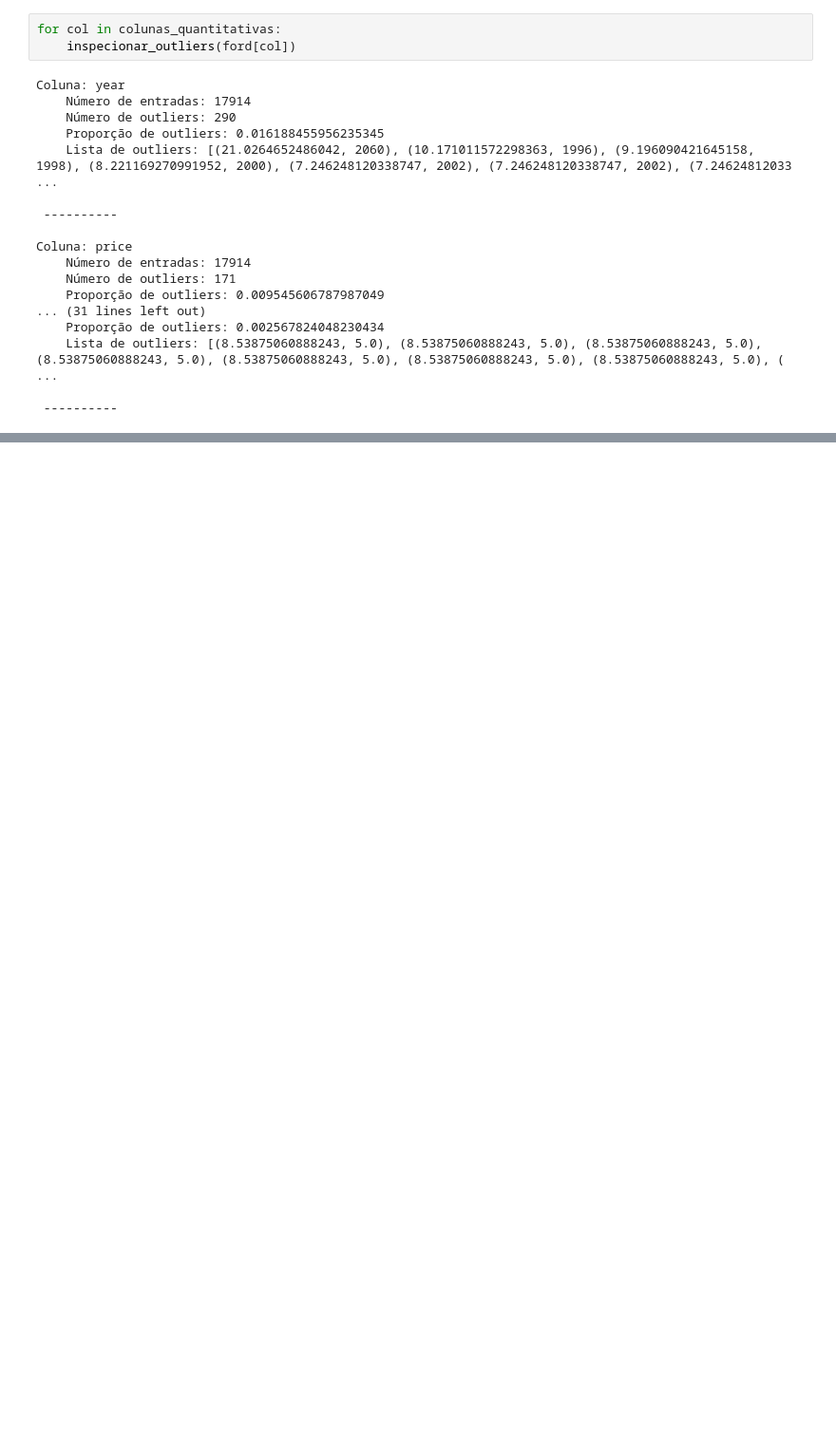
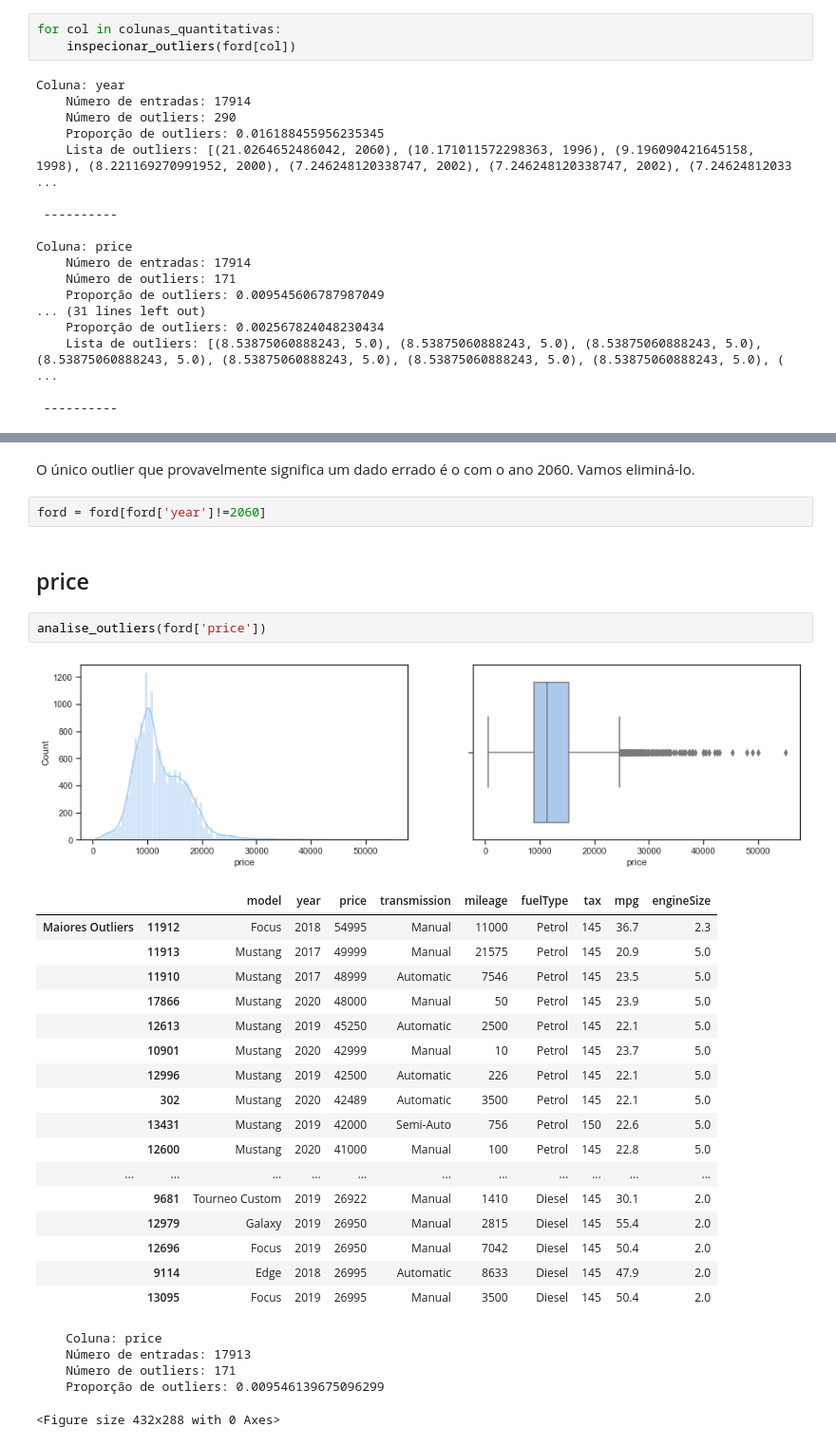
Before and after one commit to pedro-sgr/projeto-mep, a Jupyter notebook: mep.ipynb, the cells around one changed output, grey strips where cells are left out. Shown: that part at 95% size. Cells and saved outputs as stored; diff of their text form; blank space fills up the shorter version.

```diff
--- a/mep.ipynb
+++ b/mep.ipynb
@@ -166,0 +267,32 @@ Coluna: price
+# %% [markdown]
+O único outlier que provavelmente significa um dado errado é o com o ano 2060. Vamos eliminá-lo.
+# %%
+ford = ford[ford['year']!=2060]
+# %% [markdown]
+## price
+# %%
+analise_outliers(ford['price'])
+# %% [output]
+[figure, added]
+|  |  | model | year | price | transmission | mileage | fuelType | tax | mpg | engineSize |
+| Maiores Outliers | 11912 | Focus | 2018 | 54995 | Manual | 11000 | Petrol | 145 | 36.7 | 2.3 |
+|  | 11913 | Mustang | 2017 | 49999 | Manual | 21575 | Petrol | 145 | 20.9 | 5.0 |
+|  | 11910 | Mustang | 2017 | 48999 | Automatic | 7546 | Petrol | 145 | 23.5 | 5.0 |
+|  | 17866 | Mustang | 2020 | 48000 | Manual | 50 | Petrol | 145 | 23.9 | 5.0 |
+|  | 12613 | Mustang | 2019 | 45250 | Automatic | 2500 | Petrol | 145 | 22.1 | 5.0 |
+|  | 10901 | Mustang | 2020 | 42999 | Manual | 10 | Petrol | 145 | 23.7 | 5.0 |
+|  | 12996 | Mustang | 2019 | 42500 | Automatic | 226 | Petrol | 145 | 22.1 | 5.0 |
+|  | 302 | Mustang | 2020 | 42489 | Automatic | 3500 | Petrol | 145 | 22.1 | 5.0 |
+|  | 13431 | Mustang | 2019 | 42000 | Semi-Auto | 756 | Petrol | 150 | 22.6 | 5.0 |
+|  | 12600 | Mustang | 2020 | 41000 | Manual | 100 | Petrol | 145 | 22.8 | 5.0 |
+| ... | ... | ... | ... | ... | ... | ... | ... | ... | ... | ... |
+|  | 9681 | Tourneo Custom | 2019 | 26922 | Manual | 1410 | Diesel | 145 | 30.1 | 2.0 |
+|  | 12979 | Galaxy | 2019 | 26950 | Manual | 2815 | Diesel | 145 | 55.4 | 2.0 |
+|  | 12696 | Focus | 2019 | 26950 | Manual | 7042 | Diesel | 145 | 50.4 | 2.0 |
+|  | 9114 | Edge | 2018 | 26995 | Automatic | 8633 | Diesel | 145 | 47.9 | 2.0 |
+|  | 13095 | Focus | 2019 | 26995 | Manual | 3500 | Diesel | 145 | 50.4 | 2.0 |
+    Coluna: price
+    Número de entradas: 17913
+    Número de outliers: 171
+    Proporção de outliers: 0.009546139675096299
+<Figure size 432x288 with 0 Axes>
```
Also changed, not shown: parts of 30 cells of this notebook.
